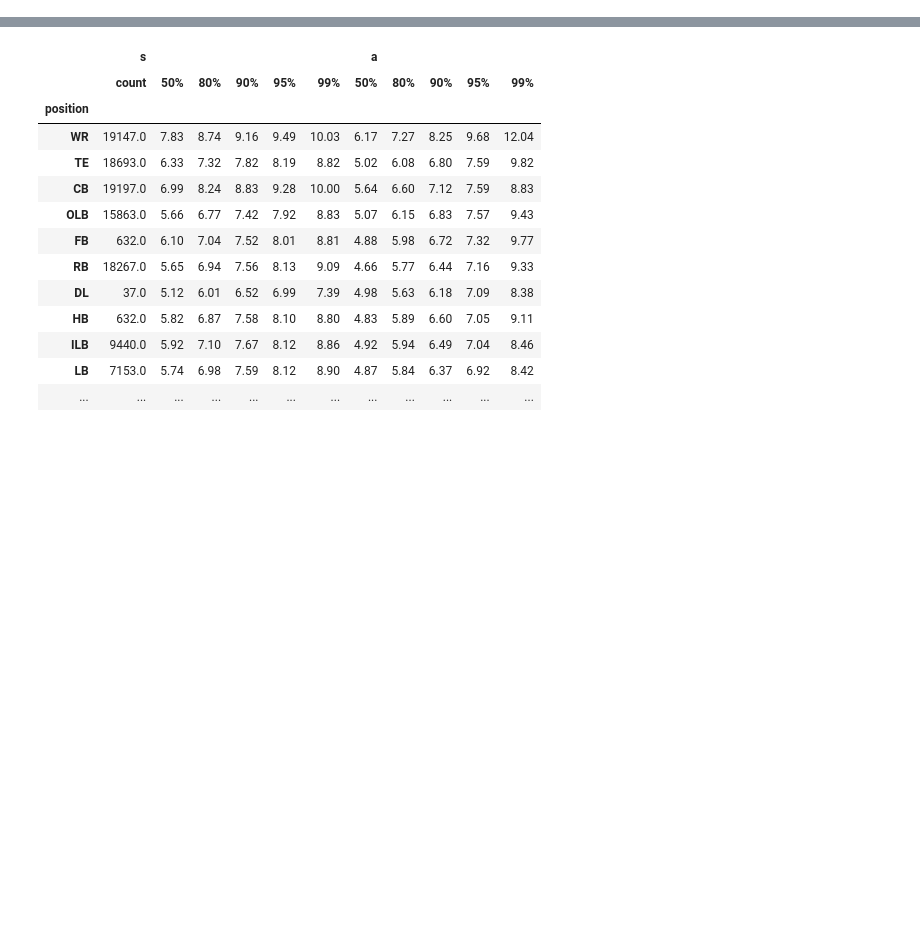
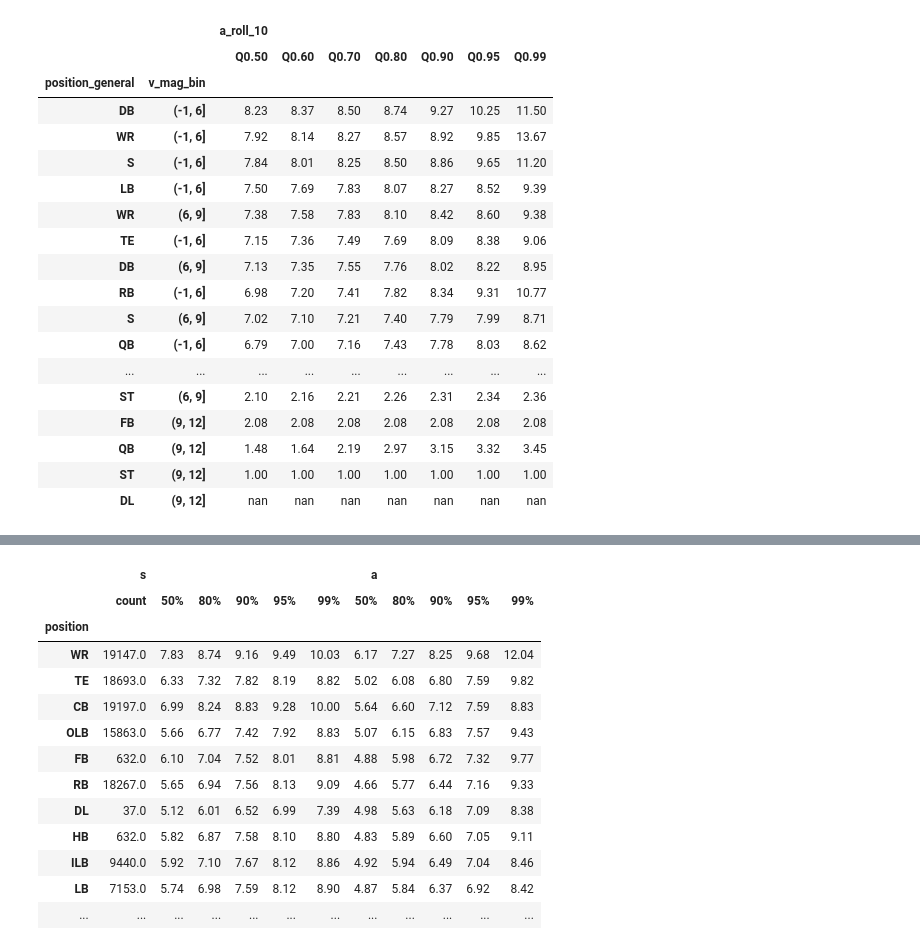
Before and after one commit to uditrana/BigDataBowl, a Jupyter notebook: analysis/movement_stats.ipynb, the cells around one changed output, grey strips where cells are left out. Cells and saved outputs as stored; diff of their text form; code cells hidden in the pictures; blank space fills up the shorter version.

```diff
--- a/analysis/movement_stats.ipynb
+++ b/analysis/movement_stats.ipynb
@@ -305,0 +191,22 @@ stats_cat.sort_values(by=('roll_a_10', 'Q0.60'), ascending=False).style.backgrou
+# %%
+stats_cat.sort_values(by=('a_roll_10', 'Q0.60'), ascending=False).style.background_gradient(cmap='viridis').format("{:4.2f}")
+# %% [output]
+|  |  | a_roll_10 |  |  |  |  |  |  |
+|  |  | Q0.50 | Q0.60 | Q0.70 | Q0.80 | Q0.90 | Q0.95 | Q0.99 |
+| position_general | v_mag_bin |  |  |  |  |  |  |  |
+| DB | (-1, 6] | 8.23 | 8.37 | 8.50 | 8.74 | 9.27 | 10.25 | 11.50 |
+| WR | (-1, 6] | 7.92 | 8.14 | 8.27 | 8.57 | 8.92 | 9.85 | 13.67 |
+| S | (-1, 6] | 7.84 | 8.01 | 8.25 | 8.50 | 8.86 | 9.65 | 11.20 |
+| LB | (-1, 6] | 7.50 | 7.69 | 7.83 | 8.07 | 8.27 | 8.52 | 9.39 |
+| WR | (6, 9] | 7.38 | 7.58 | 7.83 | 8.10 | 8.42 | 8.60 | 9.38 |
+| TE | (-1, 6] | 7.15 | 7.36 | 7.49 | 7.69 | 8.09 | 8.38 | 9.06 |
+| DB | (6, 9] | 7.13 | 7.35 | 7.55 | 7.76 | 8.02 | 8.22 | 8.95 |
+| RB | (-1, 6] | 6.98 | 7.20 | 7.41 | 7.82 | 8.34 | 9.31 | 10.77 |
+| S | (6, 9] | 7.02 | 7.10 | 7.21 | 7.40 | 7.79 | 7.99 | 8.71 |
+| QB | (-1, 6] | 6.79 | 7.00 | 7.16 | 7.43 | 7.78 | 8.03 | 8.62 |
+| ... | ... | ... | ... | ... | ... | ... | ... | ... |
+| ST | (6, 9] | 2.10 | 2.16 | 2.21 | 2.26 | 2.31 | 2.34 | 2.36 |
+| FB | (9, 12] | 2.08 | 2.08 | 2.08 | 2.08 | 2.08 | 2.08 | 2.08 |
+| QB | (9, 12] | 1.48 | 1.64 | 2.19 | 2.97 | 3.15 | 3.32 | 3.45 |
+| ST | (9, 12] | 1.00 | 1.00 | 1.00 | 1.00 | 1.00 | 1.00 | 1.00 |
+| DL | (9, 12] | nan | nan | nan | nan | nan | nan | nan |
```
Also changed, not shown: parts of 40 cells of this notebook, 1 other file.
